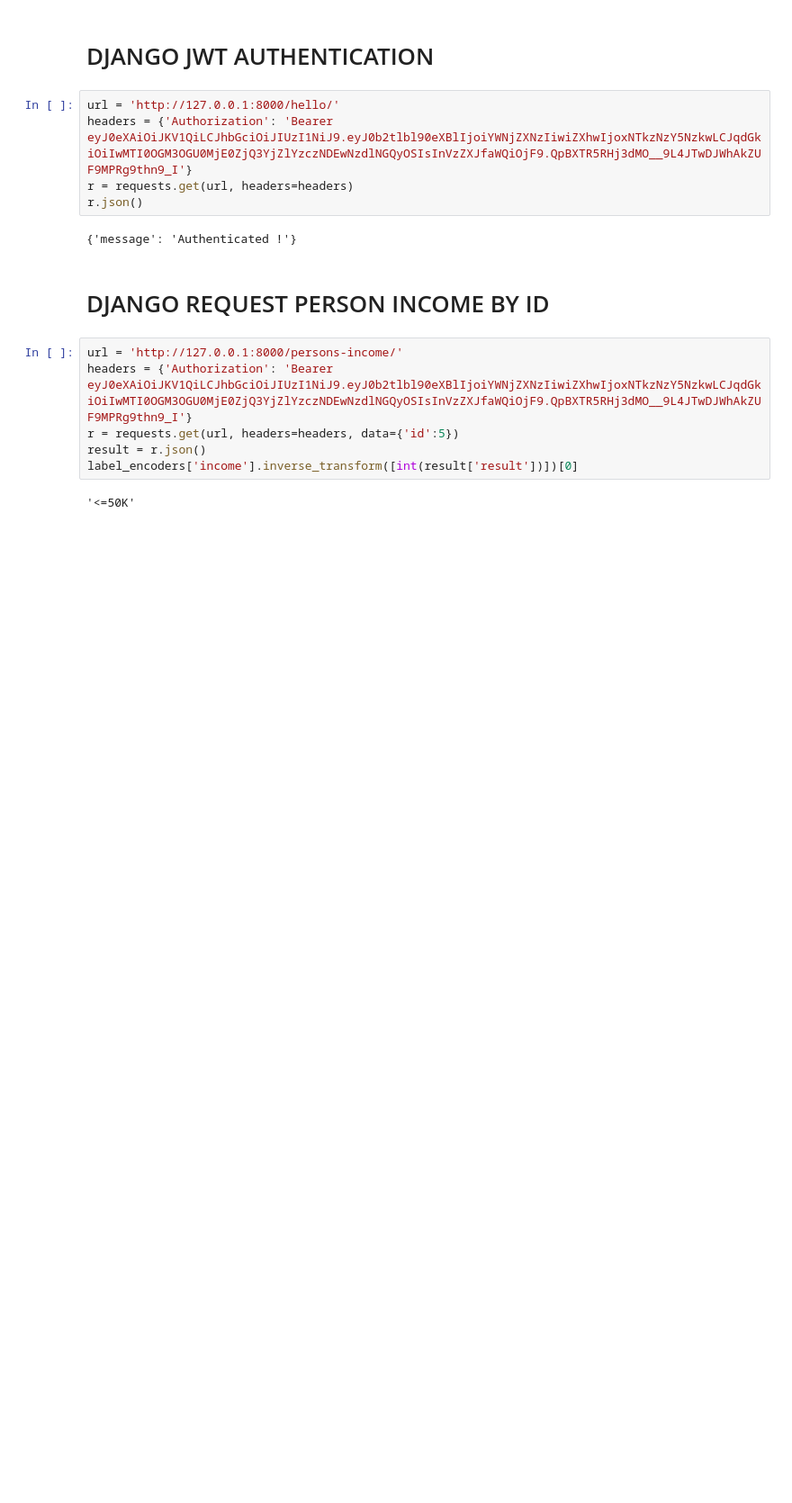
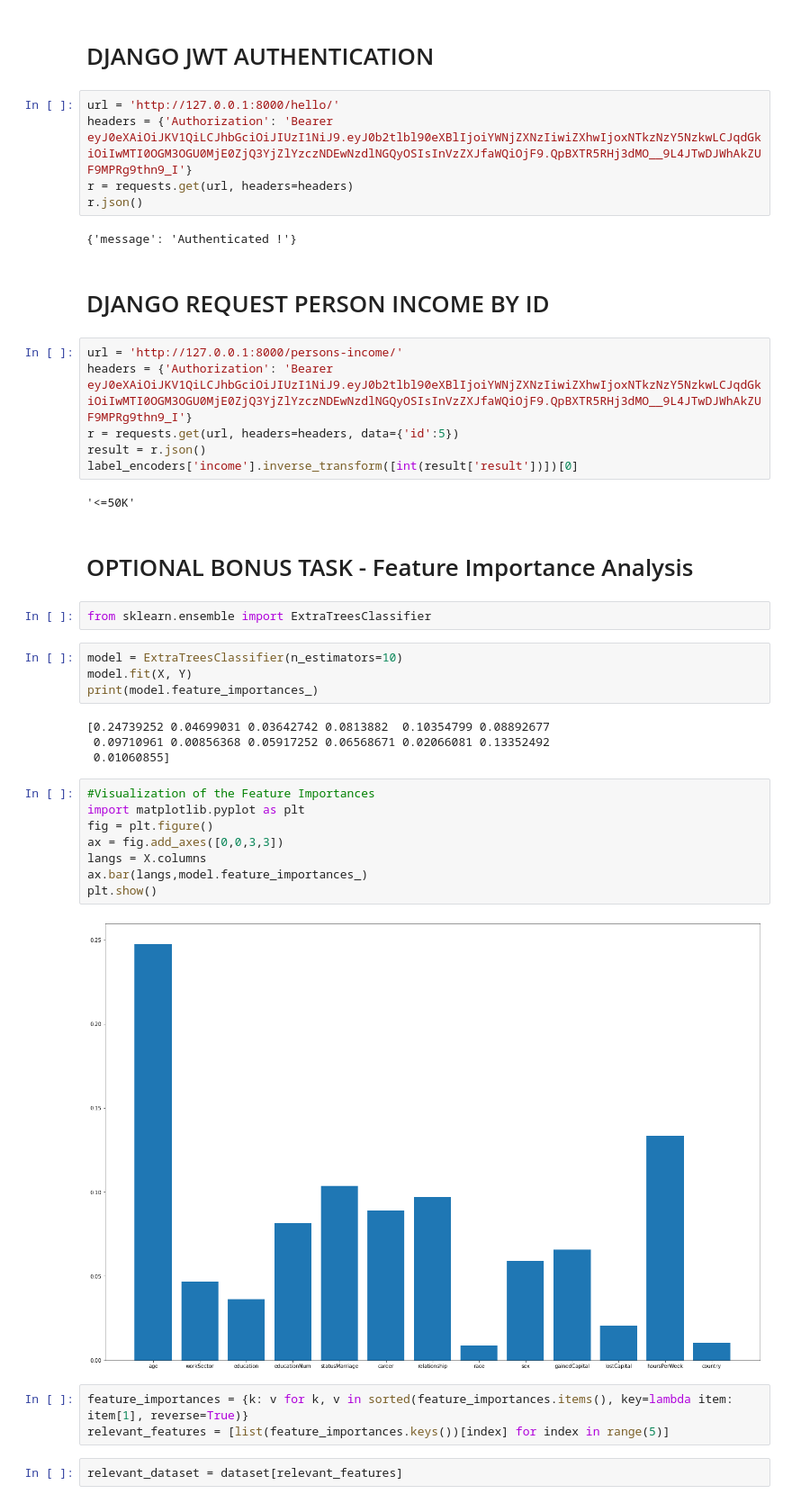
Before and after one commit to calinjovrea/AIFinancialStatusTask, a Jupyter notebook: AIFinancialStatusTaskFoodstyles.ipynb, the cells around one changed output. Shown: that part at 90% size. Saved outputs shown, nothing was run; the diff lists cells and outputs as text; blank space fills up the shorter version.

Commit message:
Update python notebook of AIFinancialStatusTask
Updating to add the Feature Importance Analysis, implementation of the AIFinancialStatusTask

```diff
--- a/AIFinancialStatusTaskFoodstyles.ipynb
+++ b/AIFinancialStatusTaskFoodstyles.ipynb
@@ -412,3 +412,30 @@ result = r.json()
 label_encoders['income'].inverse_transform([int(result['result'])])[0]
 # %% [output]
 '<=50K'
+# %% [markdown]
+# OPTIONAL BONUS TASK - Feature Importance Analysis
+# %%
+from sklearn.ensemble import ExtraTreesClassifier
+# %%
+model = ExtraTreesClassifier(n_estimators=10)
+model.fit(X, Y)
+print(model.feature_importances_)
+# %% [output]
+[0.24739252 0.04699031 0.03642742 0.0813882  0.10354799 0.08892677
+ 0.09710961 0.00856368 0.05917252 0.06568671 0.02066081 0.13352492
+ 0.01060855]
+# %%
+#Visualization of the Feature Importances
+import matplotlib.pyplot as plt
+fig = plt.figure()
+ax = fig.add_axes([0,0,3,3])
+langs = X.columns
+ax.bar(langs,model.feature_importances_)
+plt.show()
+# %% [output]
+[figure, added]
+# %%
+feature_importances = {k: v for k, v in sorted(feature_importances.items(), key=lambda item: item[1], reverse=True)}
+relevant_features = [list(feature_importances.keys())[index] for index in range(5)]
+# %%
+relevant_dataset = dataset[relevant_features]
```
Also changed, not shown: parts of 14 cells of this notebook.
